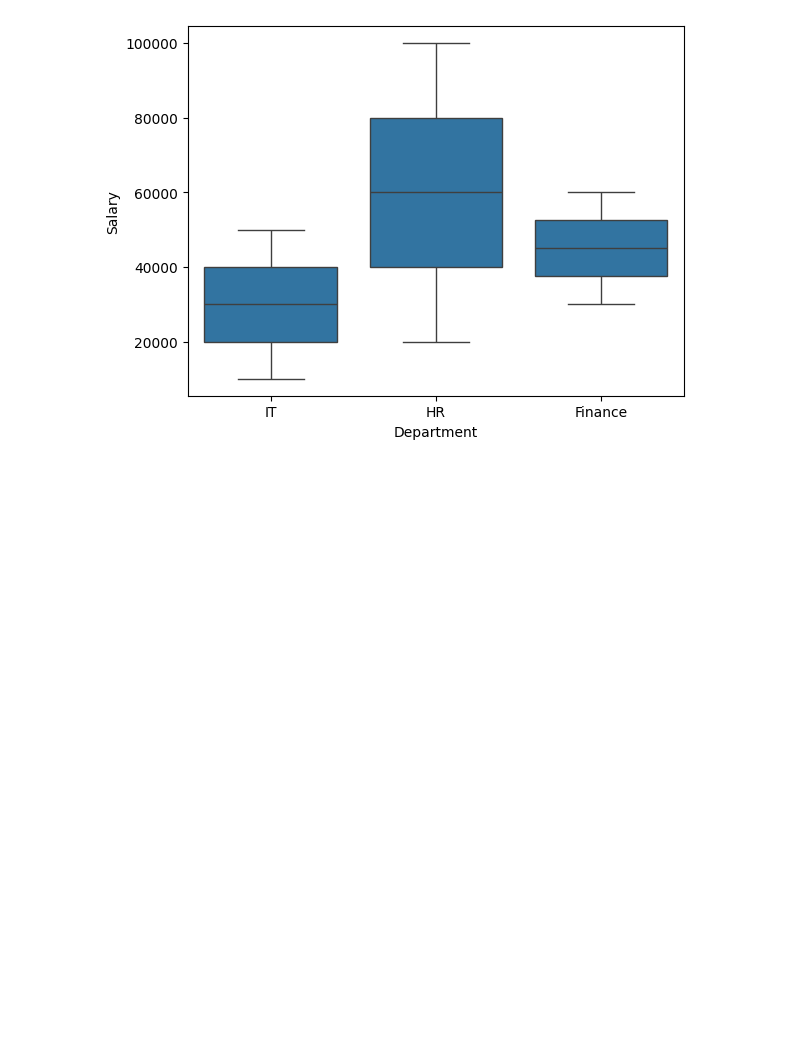
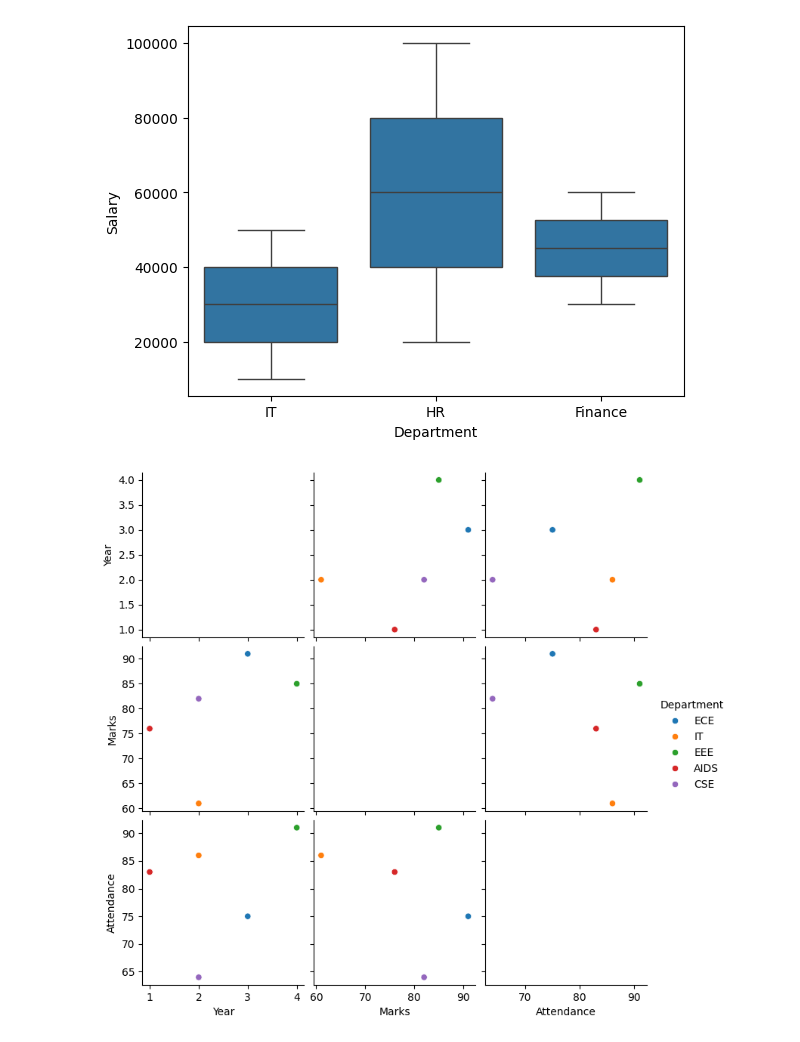
Before and after one commit to tunviii/EDAV, a Jupyter notebook: EDAV.ipynb, the cells around one changed output. Drawn from its saved outputs; the diff is of its cells as text; code cells hidden in the pictures; blank space fills up the shorter version.

```diff
--- a/EDAV.ipynb
+++ b/EDAV.ipynb
@@ -276,3 +276,18 @@ plt.show
 # %% [output]
 <function matplotlib.pyplot.show(close=None, block=None)>
 [figure]
+# %%
+import pandas as pd
+import matplotlib.pyplot as plt
+import seaborn as sns
+student=pd.DataFrame({
+    'Department':['ECE', 'IT', 'EEE', 'AIDS', 'CSE'],
+    'Year':[3, 2, 4, 1, 2],
+    'Marks':[91, 61, 85, 76, 82],
+    'Attendance':[75, 86, 91, 83, 64]
+})
+student.set_index(['Department', 'Year'], inplace=True)
+sns.pairplot(student.reset_index(), hue='Department')
+plt.show()
+# %% [output]
+[figure, added]
```
